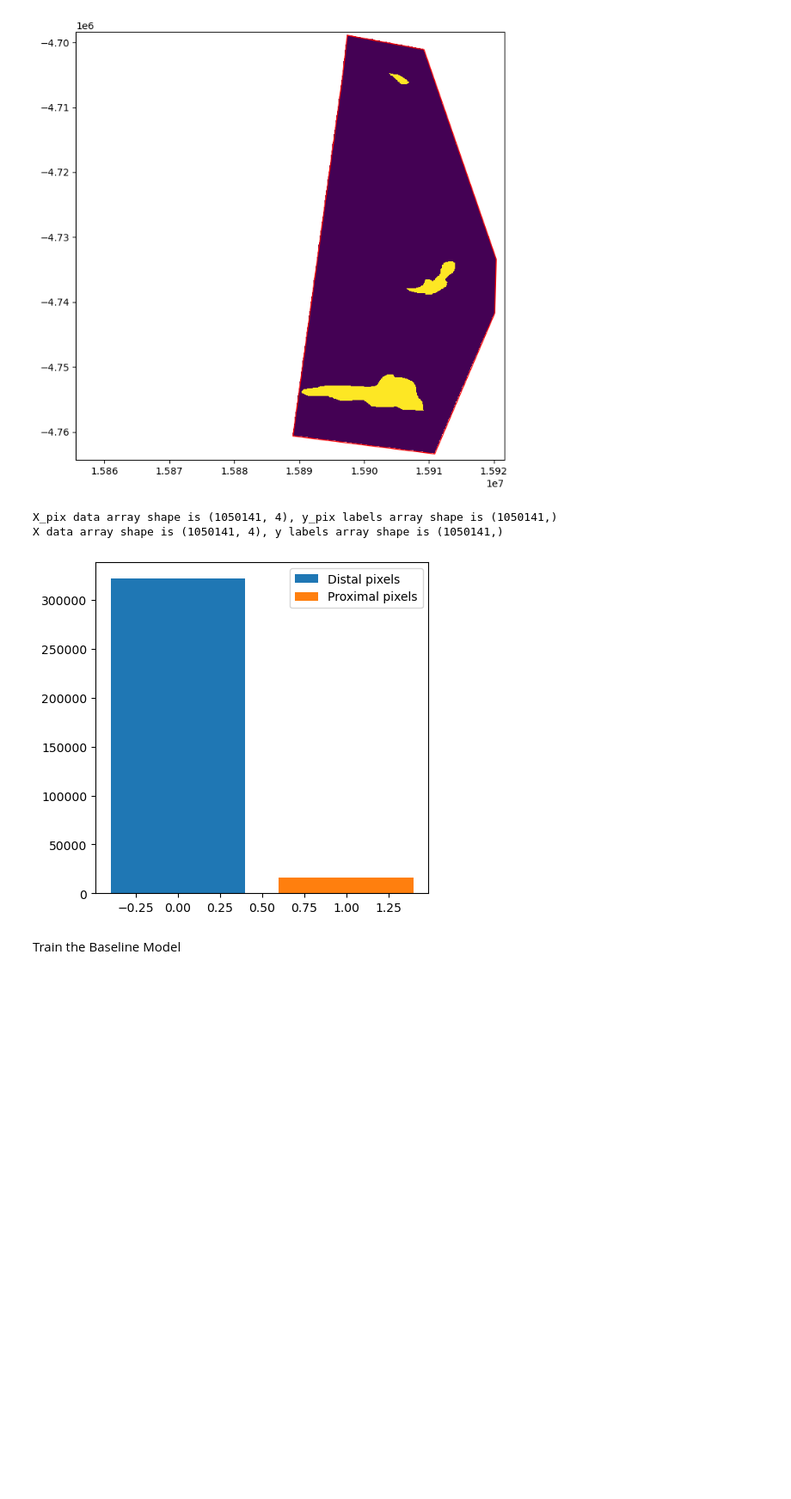
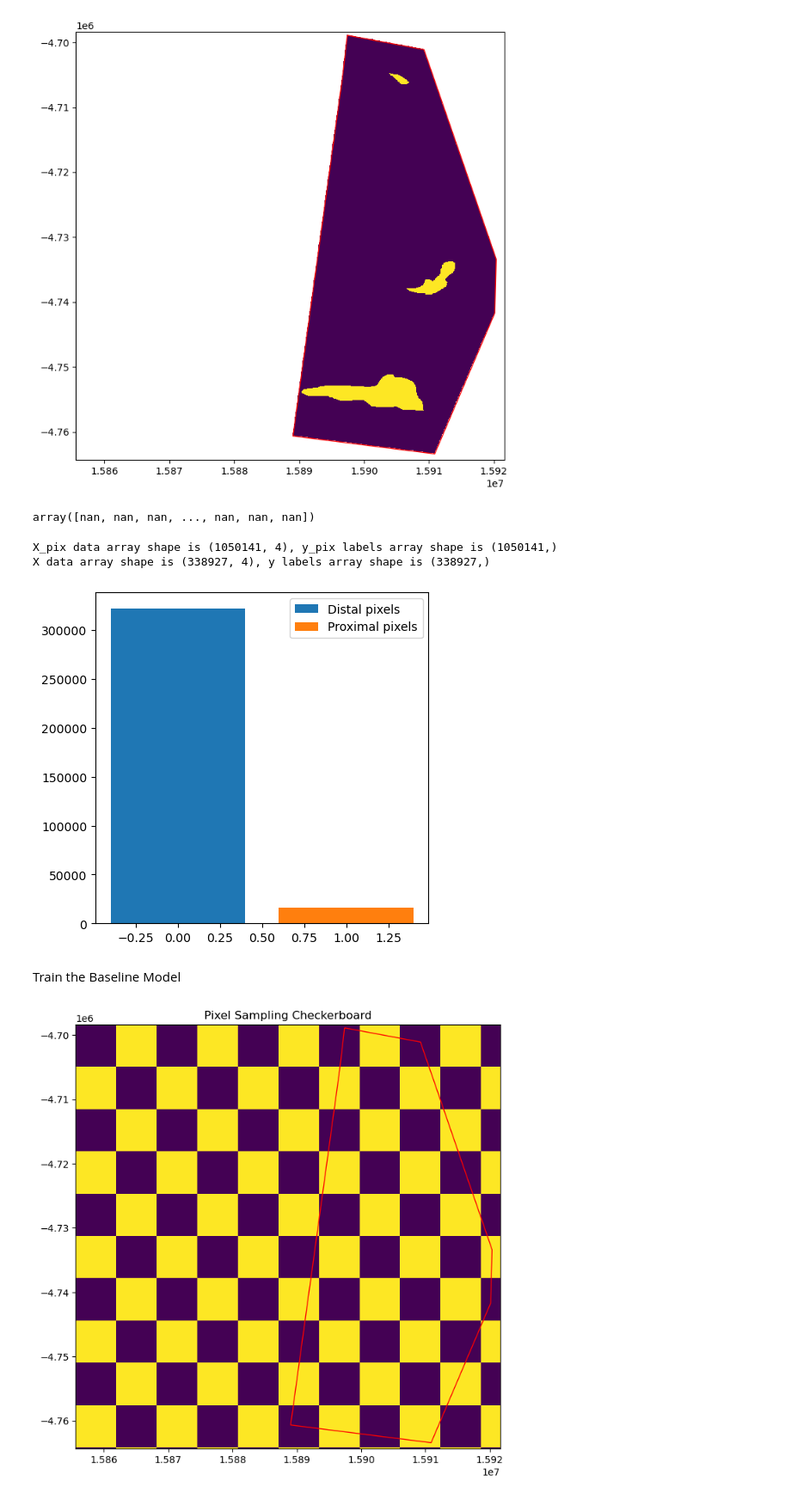
Before and after one commit to DaveBrig/Gas_Prediction_from_Seismic_Attributes, a Jupyter notebook: code/Gas_Probability.ipynb, the cells around one changed output. Shown at 86% size. Cells and saved outputs as stored; diff of their text form; code cells hidden in the pictures; blank space fills up the shorter version.

```diff
--- a/code/Gas_Probability.ipynb
+++ b/code/Gas_Probability.ipynb
@@ -110,10 +110,14 @@ ax.add_collection(mpl.collections.PatchCollection(patches, match_original=True))
 plt.show()
 # %% [output]
 [figure]
+# %%
+gas[nodata_mask]
+# %% [output]
+array([nan, nan, nan, ..., nan, nan, nan])
 # %%
 # reshape arrays to derive a X (Npixels, Nfeatures) array and y (Npixels) array
 X_pix = data.reshape((data.shape[0], data.shape[1] * data.shape[2])).T
-y_pix = mafics.flatten()
+y_pix = gas.flatten()
 print ('X_pix data array shape is {}, y_pix labels array shape is {}'.format(X_pix.shape, y_pix.shape))
 
 # remove nodata pixels from both data sets
@@ -129,7 +133,7 @@ ax.legend()
 plt.show()
 # %% [output]
 X_pix data array shape is (1050141, 4), y_pix labels array shape is (1050141,)
-X data array shape is (1050141, 4), y labels array shape is (1050141,)
+X data array shape is (338927, 4), y labels array shape is (338927,)
 [figure]
 # %% [markdown]
 Train the Baseline Model
@@ -135,0 +148,19 @@ Train the Baseline Model
+# %%
+# define checkerboard function
+def make_checkerboard(boardsize, squaresize):
+  '''
+  props to stackoverflow user Blubberguy22, posted March 17, 2020 at 19:00
+  https://stackoverflow.com/questions/2169478/how-to-make-a-checkerboard-in-numpy
+  '''
+  return np.fromfunction(lambda i, j: (i//squaresize[0])%2 != (j//squaresize[1])%2, boardsize).astype(int)
+
+# make a checkerboard, plot it
+checker = make_checkerboard(data[0].shape, (100,100))
+fig, ax = plt.subplots(figsize=(8,8))
+ax.imshow(checker, extent=region, interpolation='nearest')
+#df.plot(ax=ax, markersize=150, facecolor='w', color='k', marker='.', linewidth=1)
+ax.add_collection(mpl.collections.PatchCollection(patches, match_original=True))
+ax.set(title='Pixel Sampling Checkerboard')
+plt.show()
+# %% [output]
+[figure, added]
```
Also changed, not shown: parts of 6 cells of this notebook, 1 other file.
